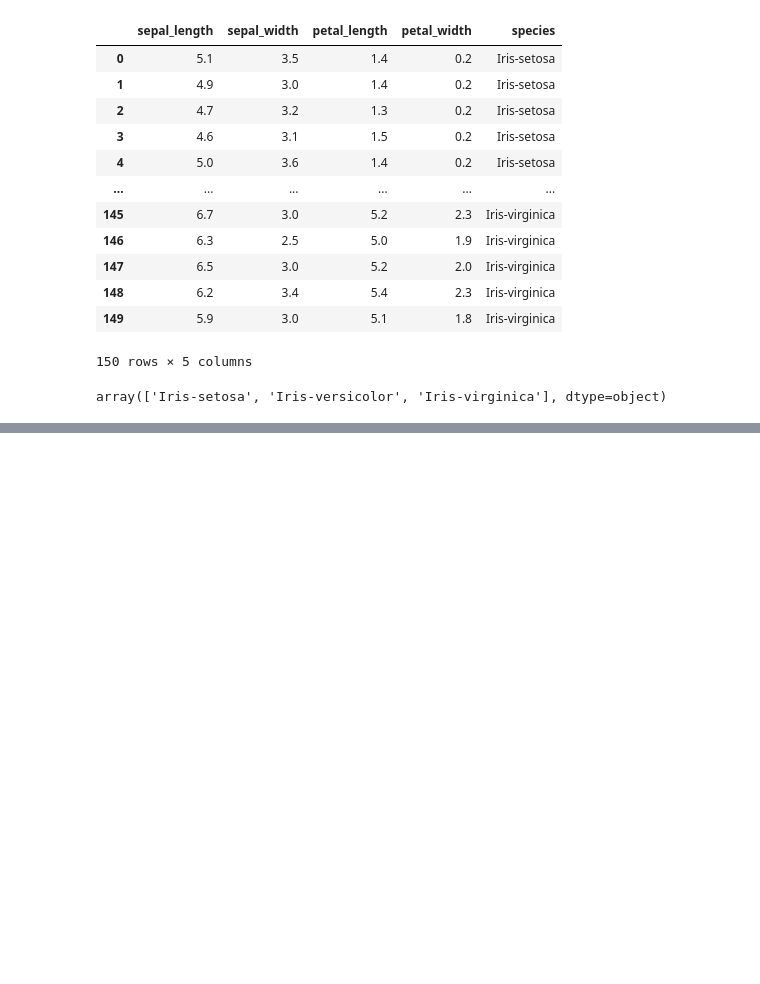
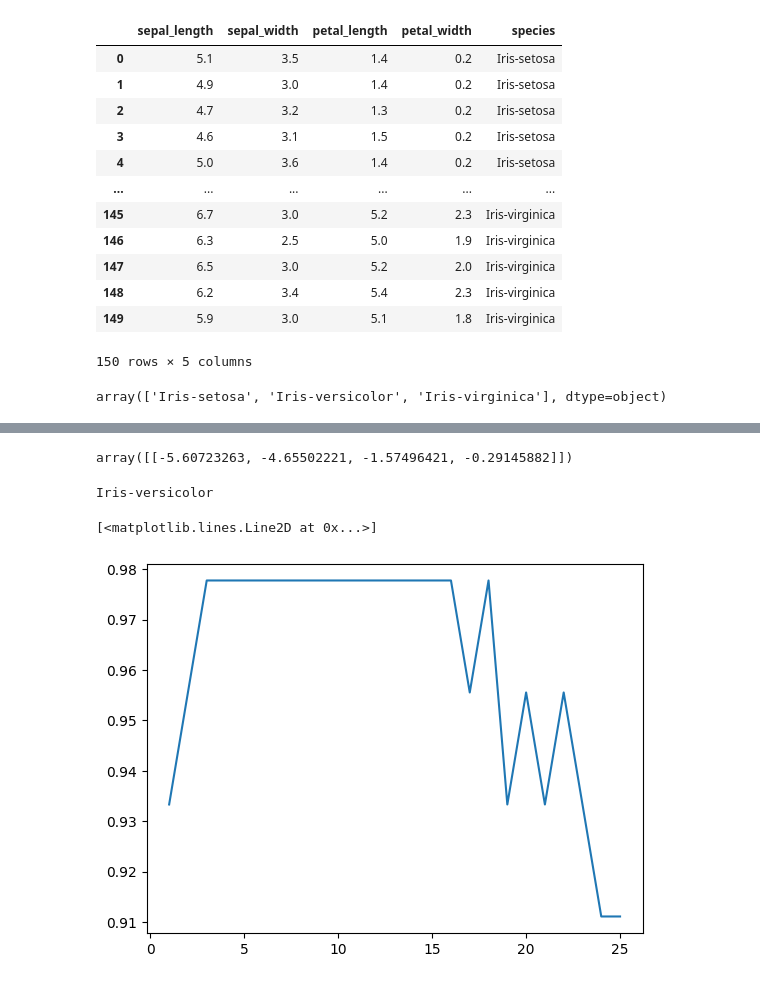
Before and after one commit to Aaratiii/Iris_Flower_Classification, a Jupyter notebook: iris_flower_prediction.ipynb, the cells around one changed output, grey strips where cells are left out. Cells and saved outputs as stored; diff of their text form; code cells hidden in the pictures; blank space fills up the shorter version.

```diff
--- a/iris_flower_prediction.ipynb
+++ b/iris_flower_prediction.ipynb
@@ -458,0 +492,11 @@ graphviz.Source(vis_data)
+# %%
+from sklearn.preprocessing import StandardScaler  # Import StandardScaler for feature scaling
+
+# Initialize StandardScaler and fit it to the training data
+sc = StandardScaler().fit(x_train)  # Computes the mean and standard deviation for scaling
+
+# Transform the training data using the computed scaling parameters
+x_train_std = sc.transform(x_train)
+
+# Transform the test data using the same parameters to ensure consistency
+x_test_std = sc.transform(x_test)
@@ -458,0 +529,8 @@ graphviz.Source(vis_data)
+# %%
+from sklearn.neighbors import KNeighborsClassifier  # Import the K-Nearest Neighbors (KNN) classifier
+
+# Initialize the KNN classifier with k=5 (number of neighbors)
+knn = KNeighborsClassifier(n_neighbors=5)
+
+# Train the KNN model using training data (X_train as features, y_train as target labels)
+knn.fit(x_train_std, y_train)  # Missing arguments should be added here
@@ -458,0 +565,36 @@ graphviz.Source(vis_data)
+# %%
+x_knn_std
+# %% [output]
+array([[-5.60723263, -4.65502221, -1.57496421, -0.29145882]])
+# %%
+x_knn_prediction = knn.predict(x_knn_std)
+x_knn_prediction[0]
+print( category[int (x_knn_prediction[0])])
+# %% [output]
+Iris-versicolor
+# %%
+# Define a range of k values from 1 to 25
+k_range = range(1, 26)
+
+# Create an empty dictionary to store accuracy scores for each k
+scores = {}
+
+# Create an empty list to store accuracy scores for plotting
+scores_list = []
+
+# Iterate over different values of k to find the optimal number of neighbors
+for k in k_range:
+    knn = KNeighborsClassifier(n_neighbors=k)  # Initialize KNN model with k neighbors
+    knn.fit(x_train_std, y_train)  # Train the model on standardized training data
+
+    # Make predictions on the standardized test data
+    prediction_knn = knn.predict(x_test_std)
+
+    # Calculate accuracy and store it in dictionary and list
+    scores[k] = accuracy_score(y_test, prediction_knn)
+    scores_list.append(accuracy_score(y_test, prediction_knn))
+# %%
+plt.plot (k_range,scores_list)
+# %% [output]
+[<matplotlib.lines.Line2D at 0x...>]
+[figure, added]
```
Also changed, not shown: parts of 20 cells of this notebook.
